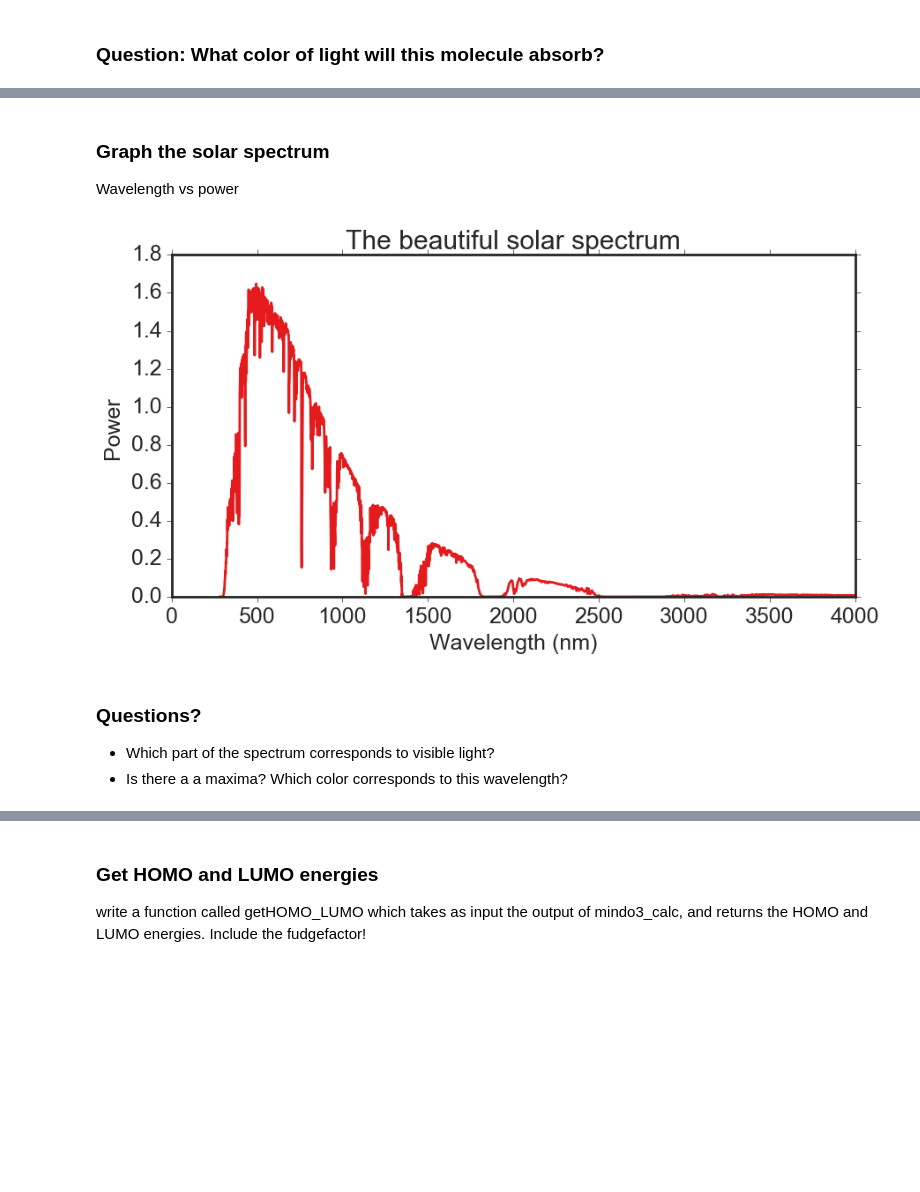
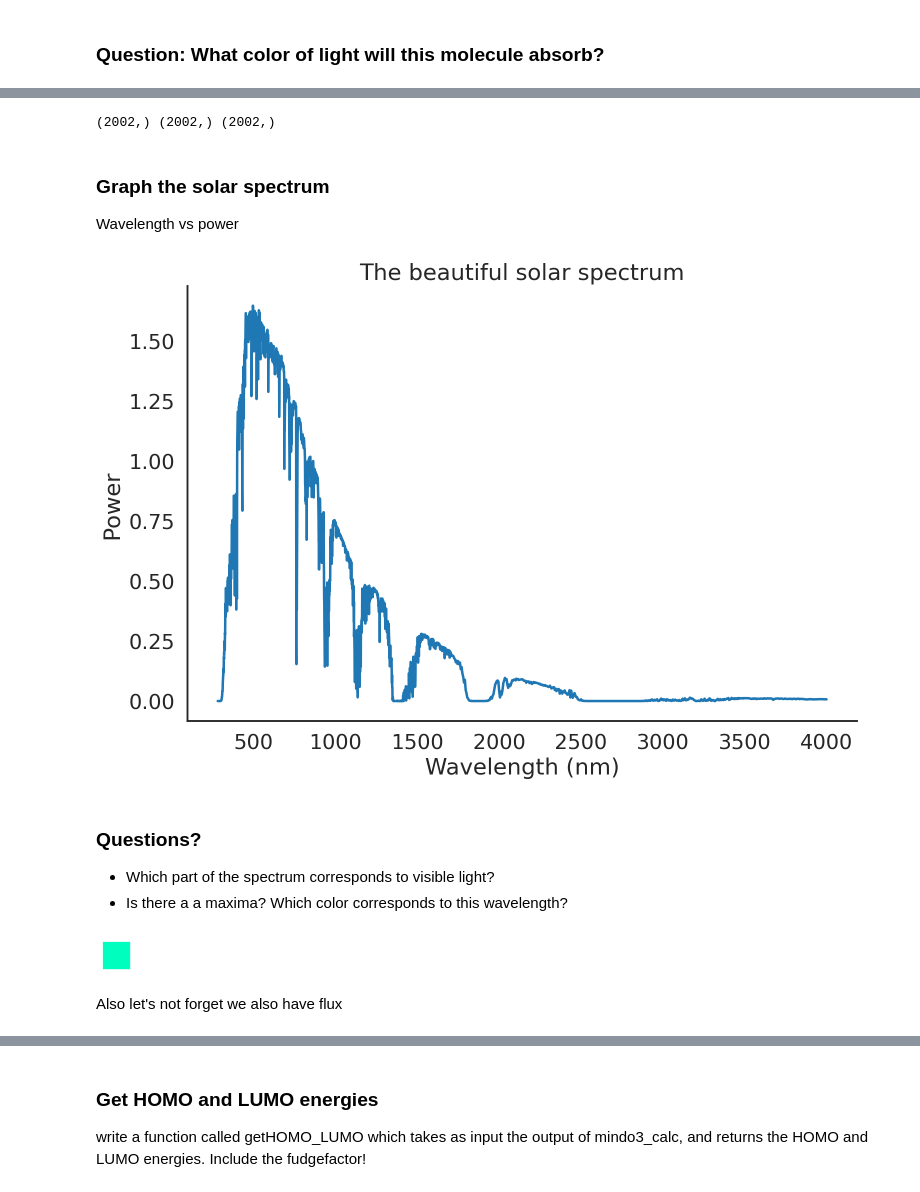
Before and after one commit to beangoben/molecular_screening_lecture, a Jupyter notebook: 1_Molecular_screening.ipynb, the cells around one changed output, grey strips where cells are left out. Drawn from its saved outputs; the diff is of its cells as text; code cells hidden in the pictures; blank space fills up the shorter version.

```diff
--- a/1_Molecular_screening.ipynb
+++ b/1_Molecular_screening.ipynb
@@ -396 +89,7 @@ plt.show()
+# %%
+# Nice plotting settings.
+sns.set_style("white")
+plt.rcParams["figure.figsize"] = (12,8)
+sns.set_context("talk", font_scale=1.25, rc={"lines.linewidth": 2.5})
+%config InlineBackend.figure_format = 'retina'
 # %% [markdown]
@@ -694,0 +449,3 @@ flux=solar_spect[:,2]
+# %%
+solar_df = pd.read_csv('data/AM15_PhotFlux_rev.csv')
+solar_df
@@ -695,14 +466,22 @@ flux=solar_spect[:,2]
+# %%
+wavelength = solar_df['Wavelength (nm)'].to_numpy()
+power = solar_df[' Global Tilt (W m-2 nm-1)'].to_numpy()
+flux = solar_df[' Flux (W m-2)'].to_numpy()
+print(wavelength.shape, power.shape, flux.shape)
+# %% [output]
+(2002,) (2002,) (2002,)
 # %% [markdown]
 ### <i class="fa fa-line-chart"></i> Graph the solar spectrum
 Wavelength vs power
 # %%
-plt.plot(wavelength,power)
+plt.plot(wavelength, power)
 plt.xlabel('Wavelength (nm)')
 plt.ylabel('Power ')
 plt.title("The beautiful solar spectrum")
+sns.despine()
 plt.show()
 # %% [output]
-[figure, old version]
+[figure, new version]
 # %% [markdown]
 ### <i class="fa fa-question-circle"></i>  Questions?
 
@@ -710,0 +561,6 @@ plt.show()
+# %%
+plot_wavelength(wavelength[np.argmax(power)])
+# %% [output]
+[figure, added]
+# %% [markdown]
+Also let's not forget we also have flux
```
Also changed, not shown: parts of 106 cells of this notebook, 1 other file.
